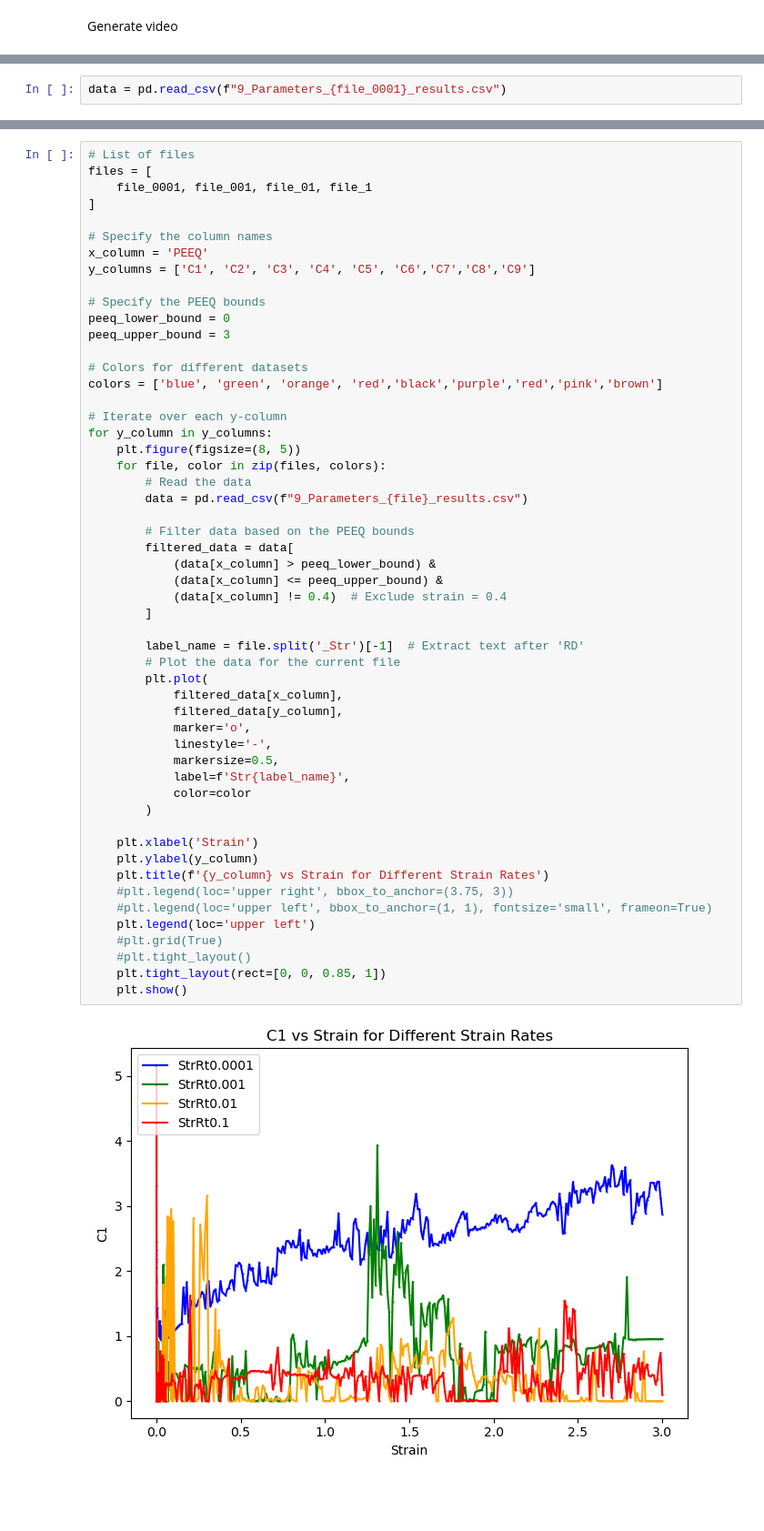
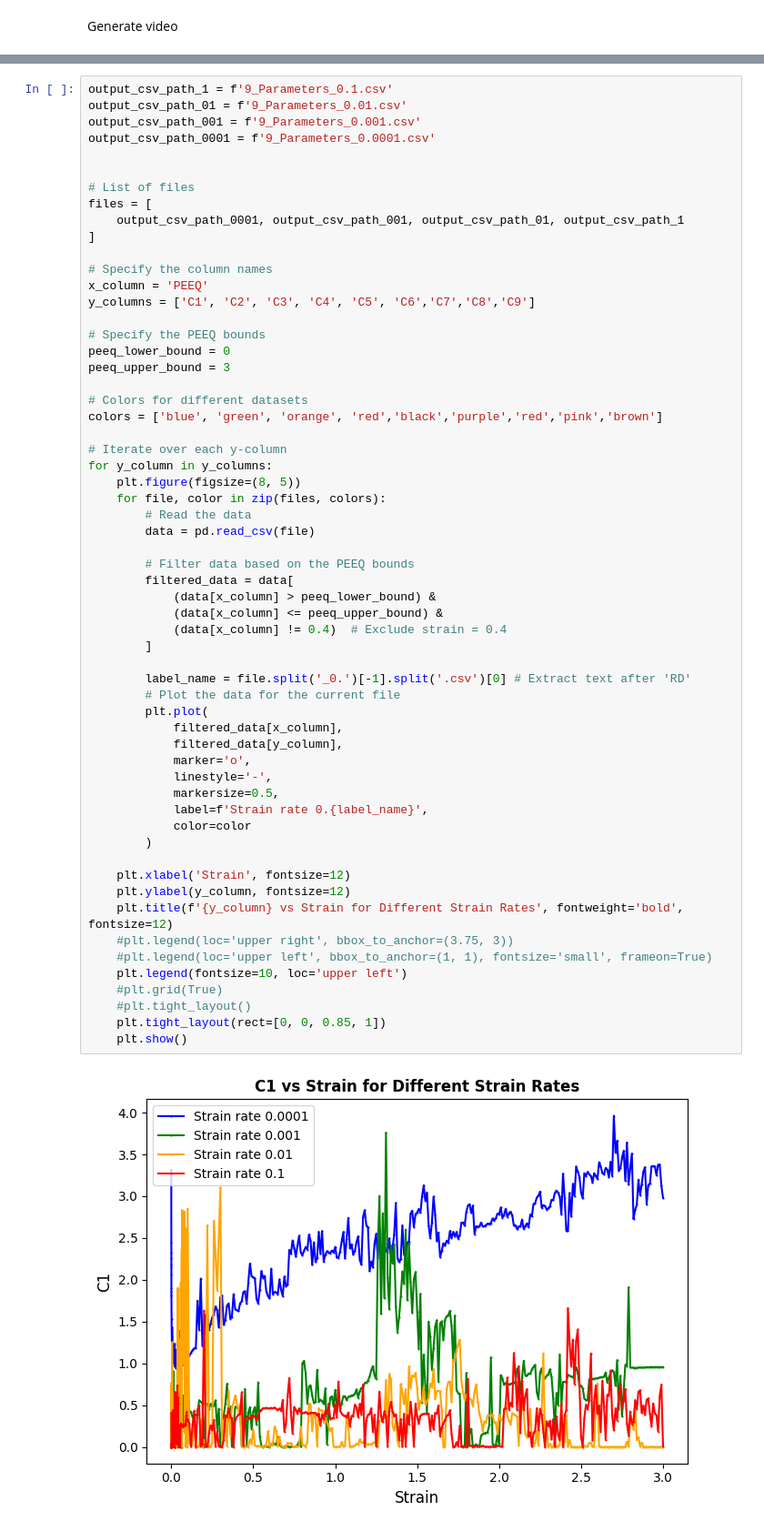
Before and after one commit to meiannnnn/coe-final-project, a Jupyter notebook: Temperature_calibration/Final/9 parameter/Temperature_9 parameter.ipynb, the cells around one changed output, grey strips where cells are left out. Shown at 91% size. Saved outputs shown, nothing was run; the diff lists cells and outputs as text; blank space fills up the shorter version.

```diff
--- a/Temperature_calibration/Final/9 parameter/Temperature_9 parameter.ipynb
+++ b/Temperature_calibration/Final/9 parameter/Temperature_9 parameter.ipynb
@@ -525,2 +316,0 @@ Video saved as '9_Parameters_Fitted_FC_TmpDpn_RD_StrRt0.1_final_step_6.mp4'
-# %%
-data = pd.read_csv(f"9_Parameters_{file_0001}_results.csv")
@@ -572,7 +509,13 @@ file_1 = 'Fitted_FC_TmpDpn_RD_StrRt0.1'
 # %%
+output_csv_path_1 = f'9_Parameters_0.1.csv'
+output_csv_path_01 = f'9_Parameters_0.01.csv'
+output_csv_path_001 = f'9_Parameters_0.001.csv'
+output_csv_path_0001 = f'9_Parameters_0.0001.csv'
+
+
 # List of files
 files = [
-    file_0001, file_001, file_01, file_1
+    output_csv_path_0001, output_csv_path_001, output_csv_path_01, output_csv_path_1
 ]
 
 # Specify the column names
@@ -589,38 +532,38 @@ colors = ['blue', 'green', 'orange', 'red','black','purple','red','pink','brown'
 # Iterate over each y-column
 for y_column in y_columns:
     plt.figure(figsize=(8, 5))
     for file, color in zip(files, colors):
         # Read the data
-        data = pd.read_csv(f"9_Parameters_{file}_results.csv")
+        data = pd.read_csv(file)
 
         # Filter data based on the PEEQ bounds
         filtered_data = data[
             (data[x_column] > peeq_lower_bound) &
             (data[x_column] <= peeq_upper_bound) &
             (data[x_column] != 0.4)  # Exclude strain = 0.4
         ]
 
-        label_name = file.split('_Str')[-1]  # Extract text after 'RD'
+        label_name = file.split('_0.')[-1].split('.csv')[0] # Extract text after 'RD'
         # Plot the data for the current file
         plt.plot(
             filtered_data[x_column],
             filtered_data[y_column],
             marker='o',
             linestyle='-',
             markersize=0.5,
-            label=f'Str{label_name}',
+            label=f'Strain rate 0.{label_name}',
             color=color
         )
 
-    plt.xlabel('Strain')
-    plt.ylabel(y_column)
-    plt.title(f'{y_column} vs Strain for Different Strain Rates')
+    plt.xlabel('Strain', fontsize=12)
+    plt.ylabel(y_column, fontsize=12)
+    plt.title(f'{y_column} vs Strain for Different Strain Rates', fontweight='bold', fontsize=12)
     #plt.legend(loc='upper right', bbox_to_anchor=(3.75, 3))
     #plt.legend(loc='upper left', bbox_to_anchor=(1, 1), fontsize='small', frameon=True)
-    plt.legend(loc='upper left')
+    plt.legend(fontsize=10, loc='upper left')
     #plt.grid(True)
     #plt.tight_layout()
     plt.tight_layout(rect=[0, 0, 0.85, 1])
     plt.show()
 # %% [output]
-[figure, old version]
+[figure, new version]
```
Also changed, not shown: parts of 52 cells of this notebook, 27 other files.
